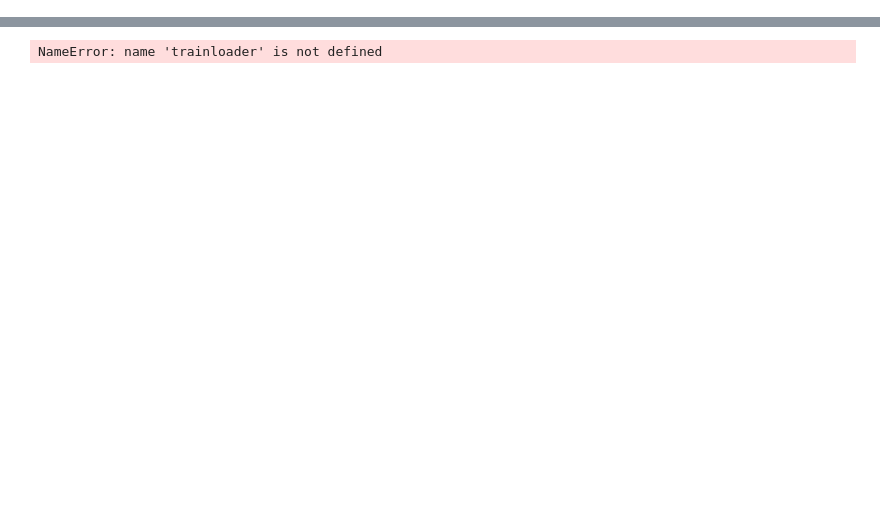
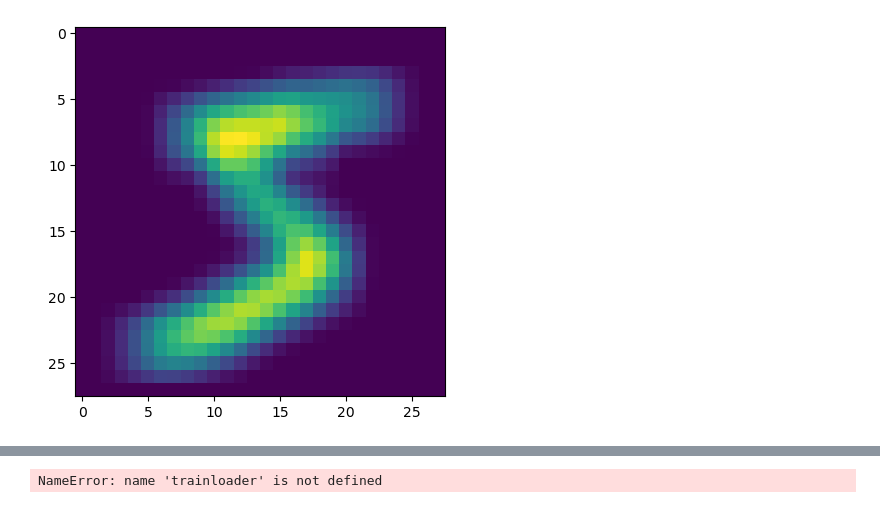
Before and after one commit to danieljwright/CV-project, a Jupyter notebook: computer-vision-project.ipynb, the cells around one changed output, grey strips where cells are left out. Drawn from its saved outputs; the diff is of its cells as text; code cells hidden in the pictures; blank space fills up the shorter version.

```diff
--- a/computer-vision-project.ipynb
+++ b/computer-vision-project.ipynb
@@ -125,3 +129,26 @@ trainloader7 = torch.utils.data.DataLoader(dataset7, batch_size=batch_size, shuf
 trainloader8 = torch.utils.data.DataLoader(dataset8, batch_size=batch_size, shuffle=False)
 trainloader9 = torch.utils.data.DataLoader(dataset9, batch_size=batch_size, shuffle=False)
 trainloader10 = torch.utils.data.DataLoader(dataset10, batch_size=batch_size, shuffle=False)
+# %%
+import matplotlib.pyplot as plt
+import numpy as np
+
+# def imshow(img):
+#     img = img / 2 + 0.5     # unnormalize
+#     npimg = img.numpy()
+#     plt.imshow(np.transpose(npimg, (1, 2, 0)))
+#     plt.show()
+
+def imshow(img):
+    img = img / 2 + 0.5     # unnormalize
+    npimg = img.numpy()
+    plt.imshow(npimg)
+    plt.show()
+
+
+# get some random training images
+#dataiter = iter(trainloader)
+#images, labels = next(dataiter)
+
+# show images
+#imshow(torchvision.utils.make_grid(images))
@@ -127,0 +182,18 @@ trainloader10 = torch.utils.data.DataLoader(dataset10, batch_size=batch_size, sh
+# %%
+def apply_blur(image):
+
+
+    blurrer = v2.GaussianBlur(kernel_size=5, sigma=(1, 5.))
+
+    transformed_image = blurrer(image)
+    transformed_image = transformed_image.reshape(28,28)
+
+    return transformed_image
+
+
+out = apply_blur(dataset1[0][0])
+
+
+imshow(out)
+# %% [output]
+[figure, added]
```
Also changed, not shown: parts of 6 cells of this notebook.
